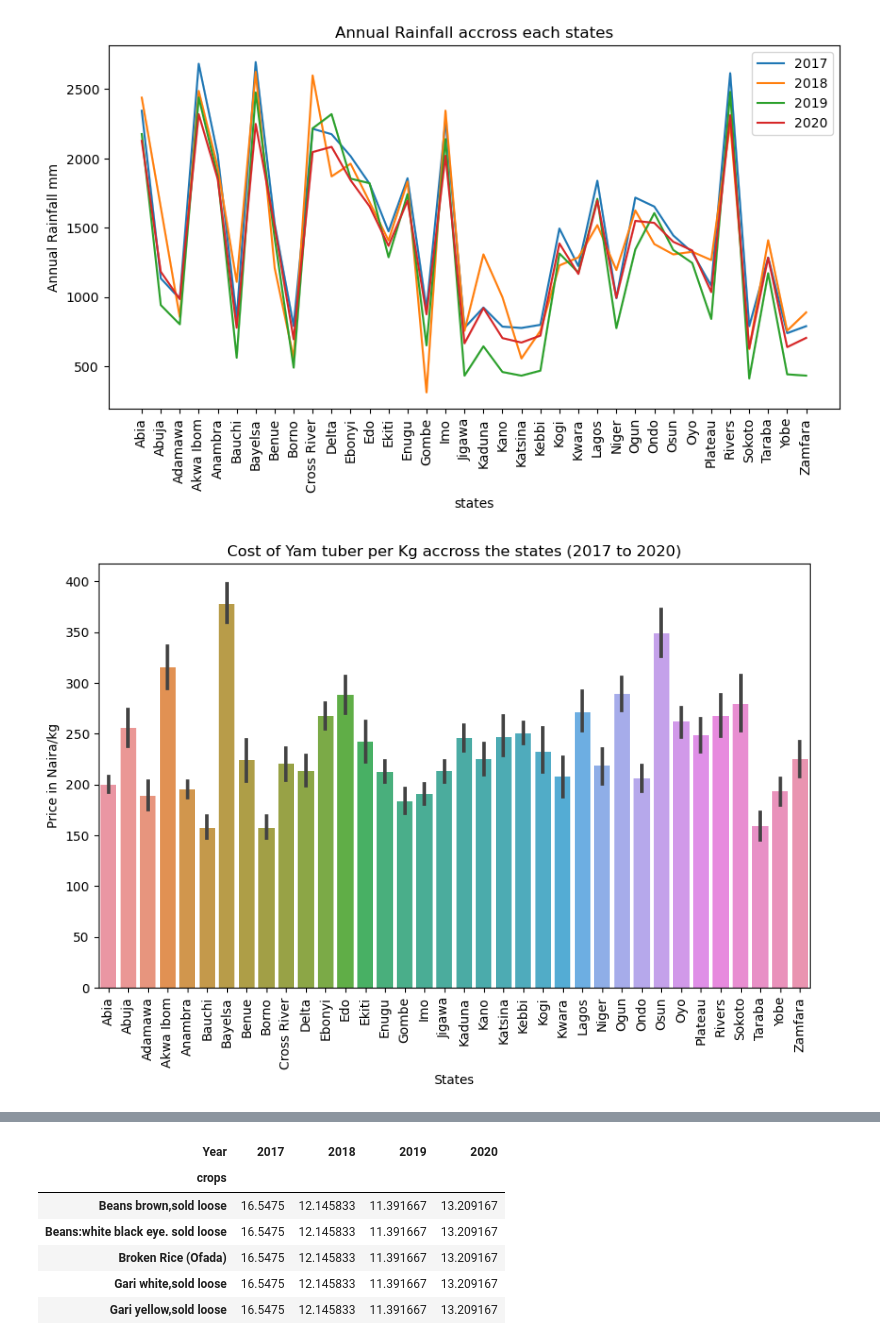
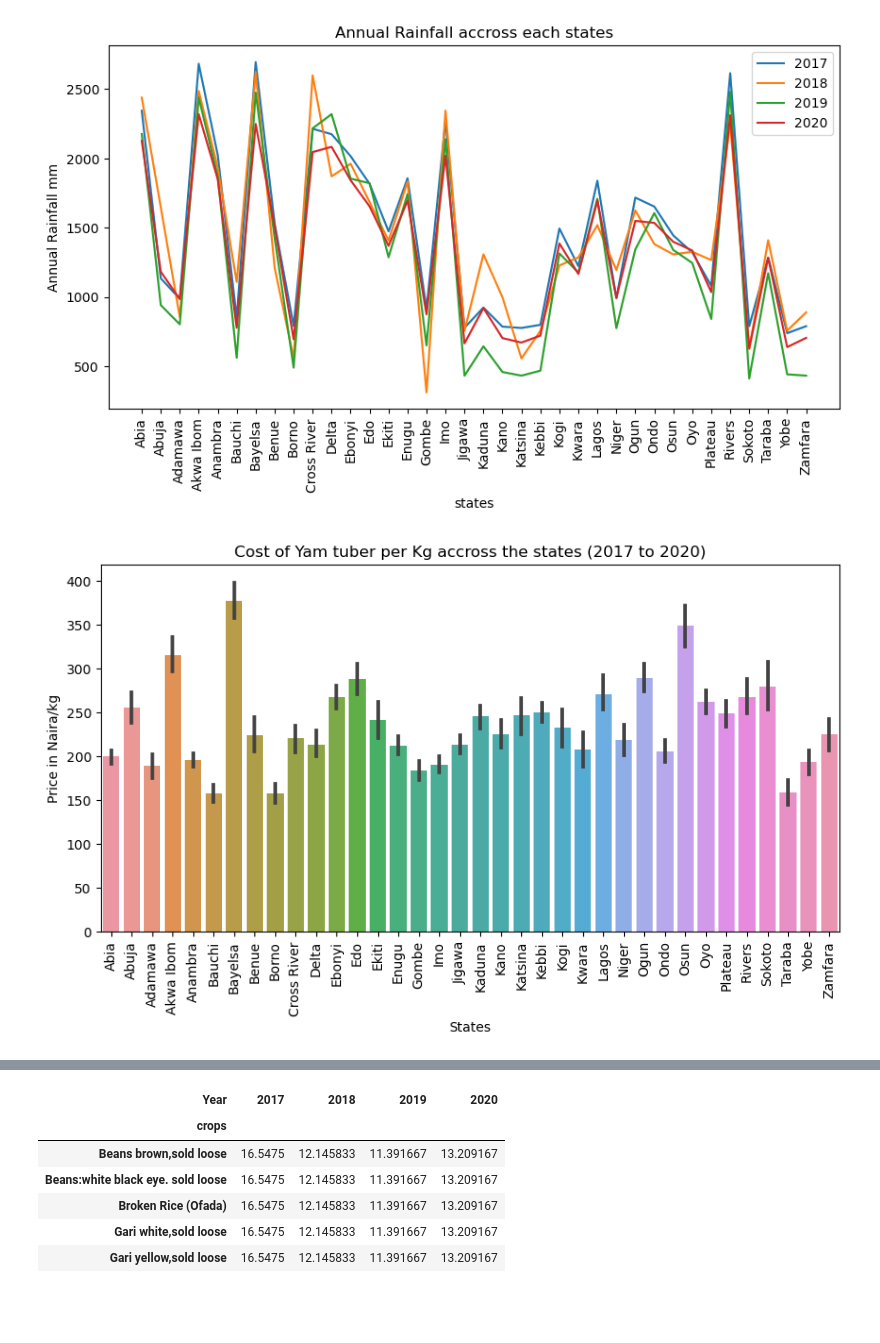
Before and after one commit to OhuneneIbrahim/Agricultural-food-price-prediction, a Jupyter notebook: ML_for_Agriculture (3).ipynb, the cells around one changed output, grey strips where cells are left out. Saved outputs shown, nothing was run; the diff lists cells and outputs as text; code cells hidden in the pictures; blank space fills up the shorter version.

```diff
--- a/ML_for_Agriculture (3).ipynb
+++ b/ML_for_Agriculture (3).ipynb
@@ -536,35 +537,13 @@ plt.show()
 FixedFormatter should only be used together with FixedLocator
 [figure]
 # %%
-
-
-price_df_rice= price_df[price_df["crops"]=="Yam tuber"]
-plt.figure(figsize=(10, 6))
-axe= sns.barplot(data=price_df_rice, x='states', y='Price/Kg (Naira)')
-
-# Set title
+price_df_yam= price_df[price_df["crops"]=="Yam tuber"]
+plt.figure(figsize=(10, 5))
+axe= sns.barplot(data=price_df_yam, x='states', y='Price/Kg (Naira)')
 plt.title('Cost of Yam tuber per Kg accross the states (2017 to 2020)')
 axe.set_xticklabels(ax.get_xticklabels(), rotation=90)
-
-
-
-
-
-#price_df_rice= price_df[price_df["crops"]=="Rice Medium Grained"]
-#plt.figure(figsize=(8, 6))
-
-
-#sns.scatterplot(data=price_df_rice, x='states', y='Price/Kg (Naira)')
-
-
-
-
-# Set axis labels and title
 plt.xlabel('States')
 plt.ylabel('Price in Naira/kg')
-#plt.title('Scatter Plot Example')
-
-# Show the plot
 plt.show()
 # %% [output]
-[figure, old version]
+[figure, new version]
```
Also changed, not shown: parts of 33 cells of this notebook, 1 other file.
